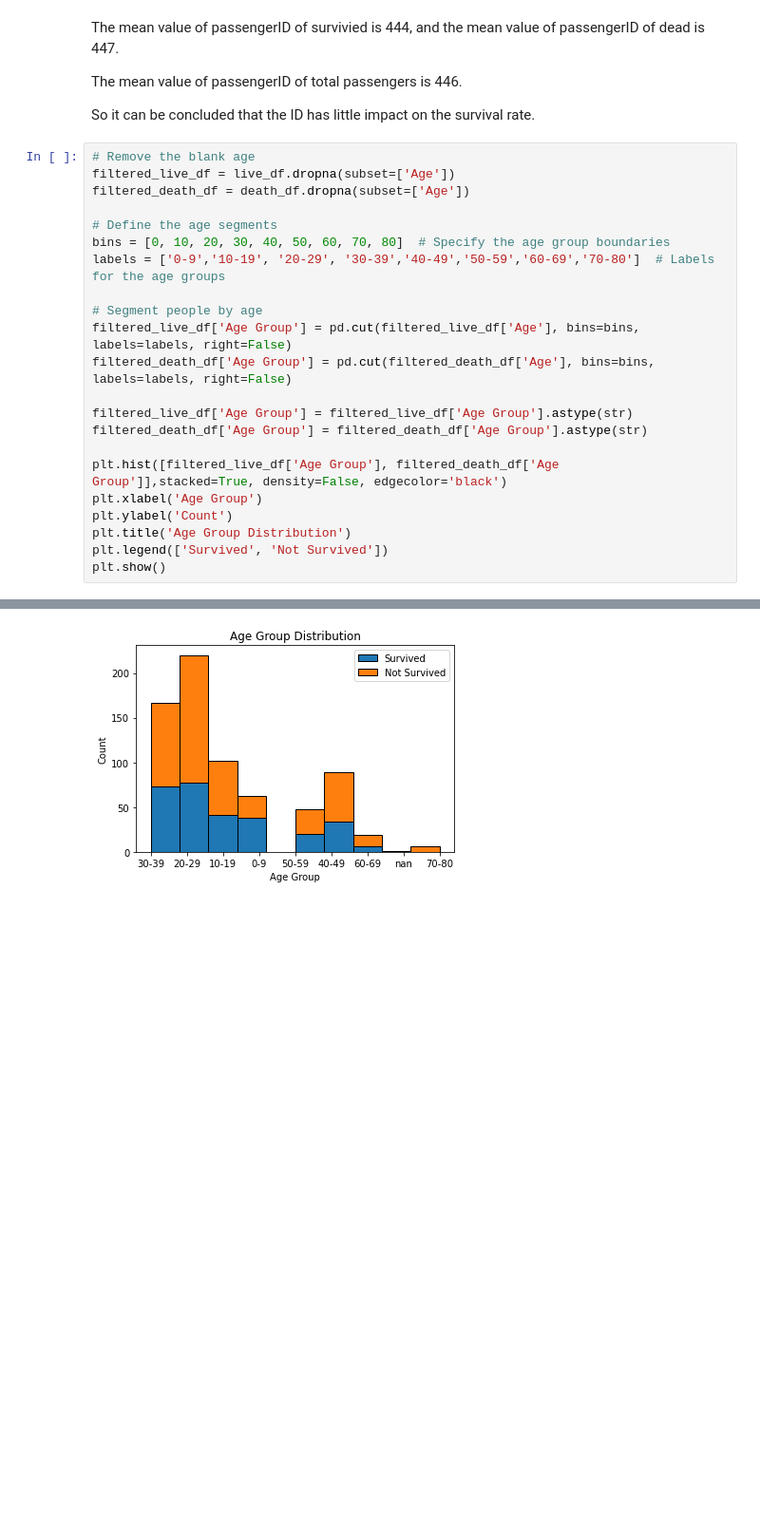
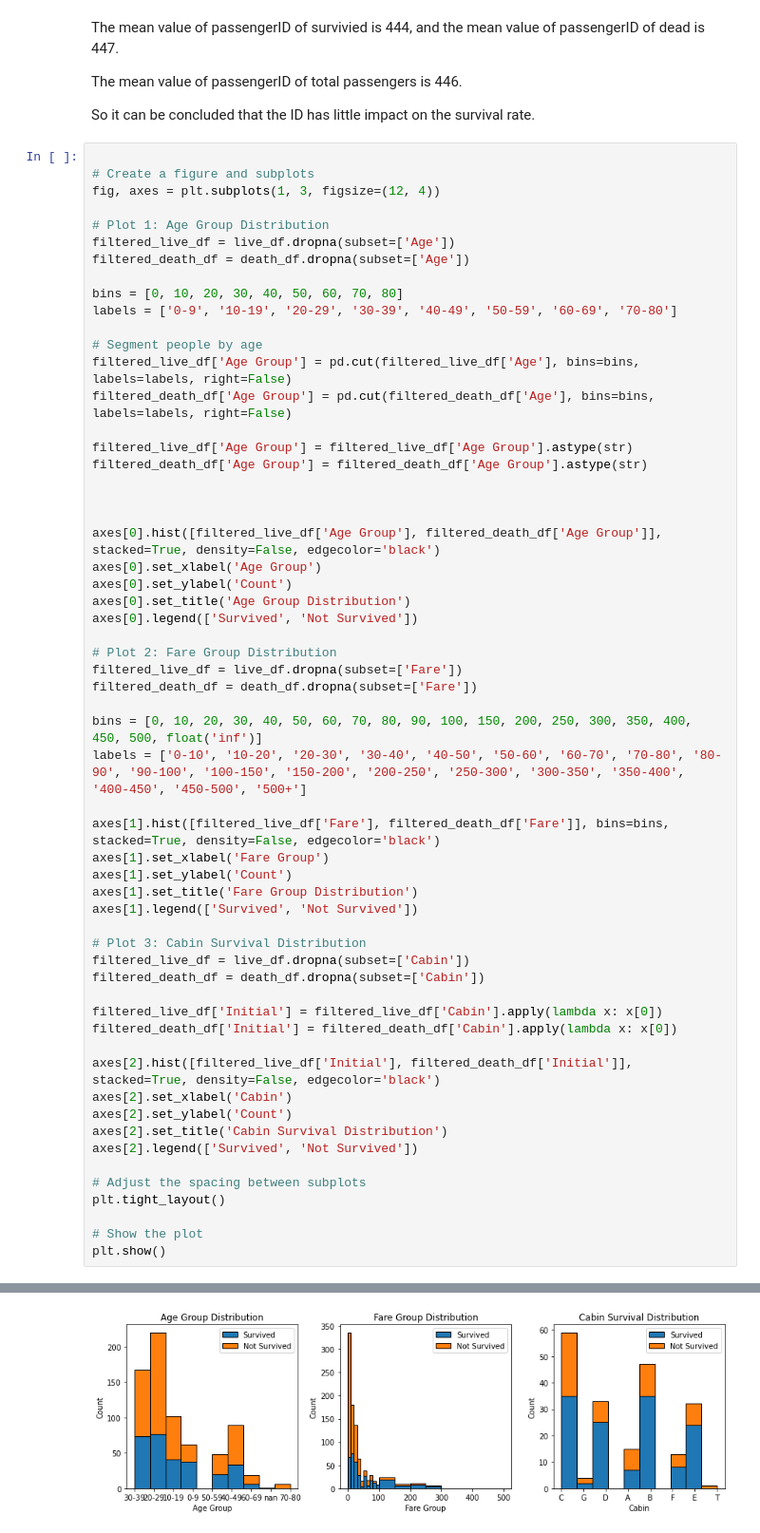
Before and after one commit to Yichen575/kaggle-projects, a Jupyter notebook: titanic/Data-analysis.ipynb, the cells around one changed output, grey strips where cells are left out. Shown at 95% size. Cells and saved outputs as stored; diff of their text form; blank space fills up the shorter version.

Commit message:
subplots

```diff
--- a/titanic/Data-analysis.ipynb
+++ b/titanic/Data-analysis.ipynb
@@ -129,13 +127,16 @@ The mean value of passengerID of total passengers is 446.
 
 So it can be concluded that the ID has little impact on the survival rate.
 # %%
-# Remove the blank age
+
+# Create a figure and subplots
+fig, axes = plt.subplots(1, 3, figsize=(12, 4))
+
+# Plot 1: Age Group Distribution
 filtered_live_df = live_df.dropna(subset=['Age'])
 filtered_death_df = death_df.dropna(subset=['Age'])
 
-# Define the age segments
-bins = [0, 10, 20, 30, 40, 50, 60, 70, 80]  # Specify the age group boundaries
-labels = ['0-9','10-19', '20-29', '30-39','40-49','50-59','60-69','70-80']  # Labels for the age groups
+bins = [0, 10, 20, 30, 40, 50, 60, 70, 80]
+labels = ['0-9', '10-19', '20-29', '30-39', '40-49', '50-59', '60-69', '70-80']
 
 # Segment people by age
 filtered_live_df['Age Group'] = pd.cut(filtered_live_df['Age'], bins=bins, labels=labels, right=False)
@@ -144,11 +145,44 @@ filtered_death_df['Age Group'] = pd.cut(filtered_death_df['Age'], bins=bins, lab
 filtered_live_df['Age Group'] = filtered_live_df['Age Group'].astype(str)
 filtered_death_df['Age Group'] = filtered_death_df['Age Group'].astype(str)
 
-plt.hist([filtered_live_df['Age Group'], filtered_death_df['Age Group']],stacked=True, density=False, edgecolor='black')
-plt.xlabel('Age Group')
-plt.ylabel('Count')
-plt.title('Age Group Distribution')
-plt.legend(['Survived', 'Not Survived'])
+
+
+axes[0].hist([filtered_live_df['Age Group'], filtered_death_df['Age Group']], stacked=True, density=False, edgecolor='black')
+axes[0].set_xlabel('Age Group')
+axes[0].set_ylabel('Count')
+axes[0].set_title('Age Group Distribution')
+axes[0].legend(['Survived', 'Not Survived'])
+
+# Plot 2: Fare Group Distribution
+filtered_live_df = live_df.dropna(subset=['Fare'])
+filtered_death_df = death_df.dropna(subset=['Fare'])
+
+bins = [0, 10, 20, 30, 40, 50, 60, 70, 80, 90, 100, 150, 200, 250, 300, 350, 400, 450, 500, float('inf')]
+labels = ['0-10', '10-20', '20-30', '30-40', '40-50', '50-60', '60-70', '70-80', '80-90', '90-100', '100-150', '150-200', '200-250', '250-300', '300-350', '350-400', '400-450', '450-500', '500+']
+
+axes[1].hist([filtered_live_df['Fare'], filtered_death_df['Fare']], bins=bins, stacked=True, density=False, edgecolor='black')
+axes[1].set_xlabel('Fare Group')
+axes[1].set_ylabel('Count')
+axes[1].set_title('Fare Group Distribution')
+axes[1].legend(['Survived', 'Not Survived'])
+
+# Plot 3: Cabin Survival Distribution
+filtered_live_df = live_df.dropna(subset=['Cabin'])
+filtered_death_df = death_df.dropna(subset=['Cabin'])
+
+filtered_live_df['Initial'] = filtered_live_df['Cabin'].apply(lambda x: x[0])
+filtered_death_df['Initial'] = filtered_death_df['Cabin'].apply(lambda x: x[0])
+
+axes[2].hist([filtered_live_df['Initial'], filtered_death_df['Initial']], stacked=True, density=False, edgecolor='black')
+axes[2].set_xlabel('Cabin')
+axes[2].set_ylabel('Count')
+axes[2].set_title('Cabin Survival Distribution')
+axes[2].legend(['Survived', 'Not Survived'])
+
+# Adjust the spacing between subplots
+plt.tight_layout()
+
+# Show the plot
 plt.show()
 # %% [output]
 SettingWithCopyWarning:
@@ -170,5 +201,5 @@ SettingWithCopyWarning:
 A value is trying to be set on a copy of a slice from a DataFrame.
 Try using .loc[row_indexer,col_indexer] = value instead
 
 See the caveats in the documentation: https://pandas.pydata.org/pandas-docs/stable/user_guide/indexing.html#returning-a-view-versus-a-copy
-[figure, old version]
+[figure, new version]
```
Also changed, not shown: parts of 9 cells of this notebook.
